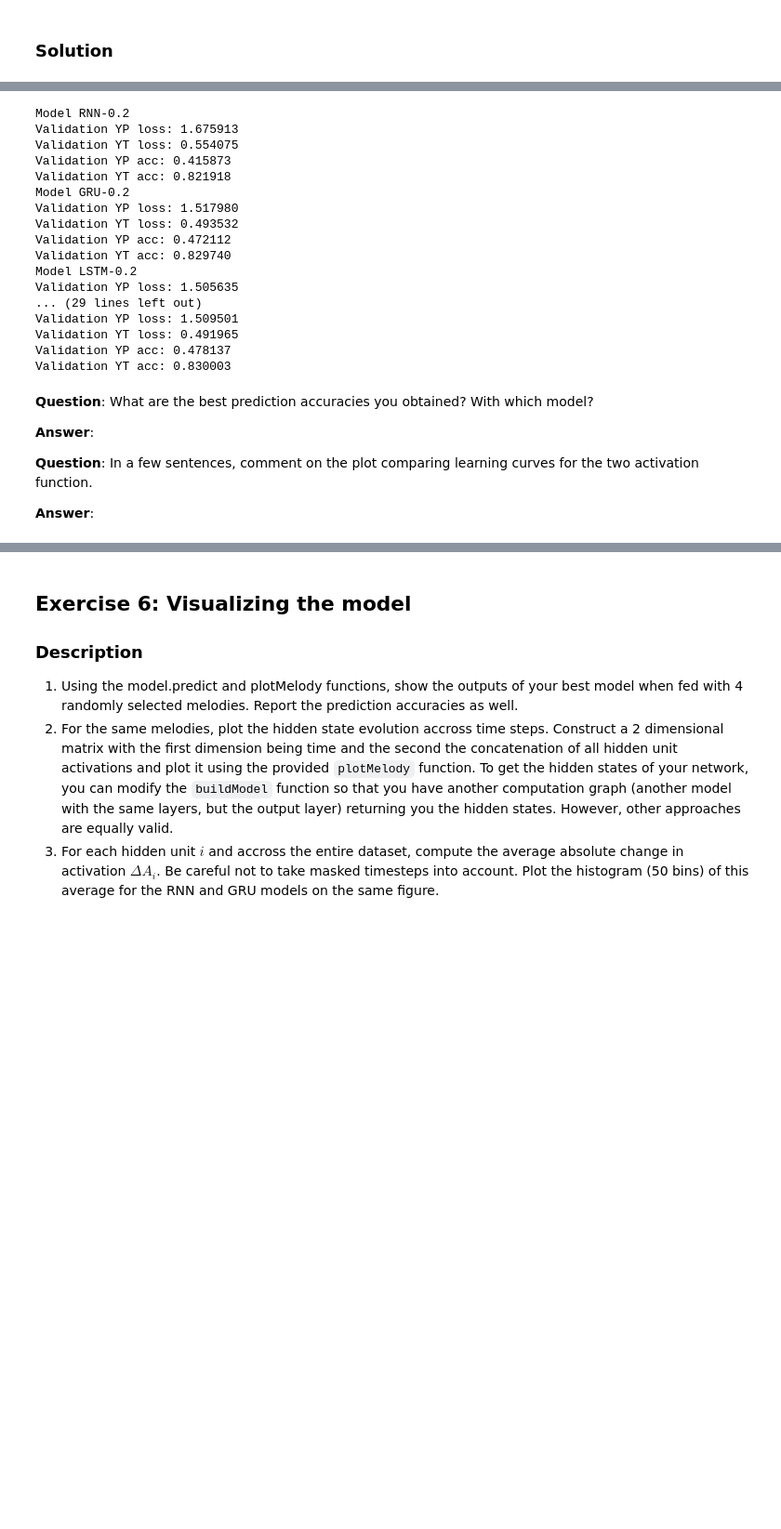
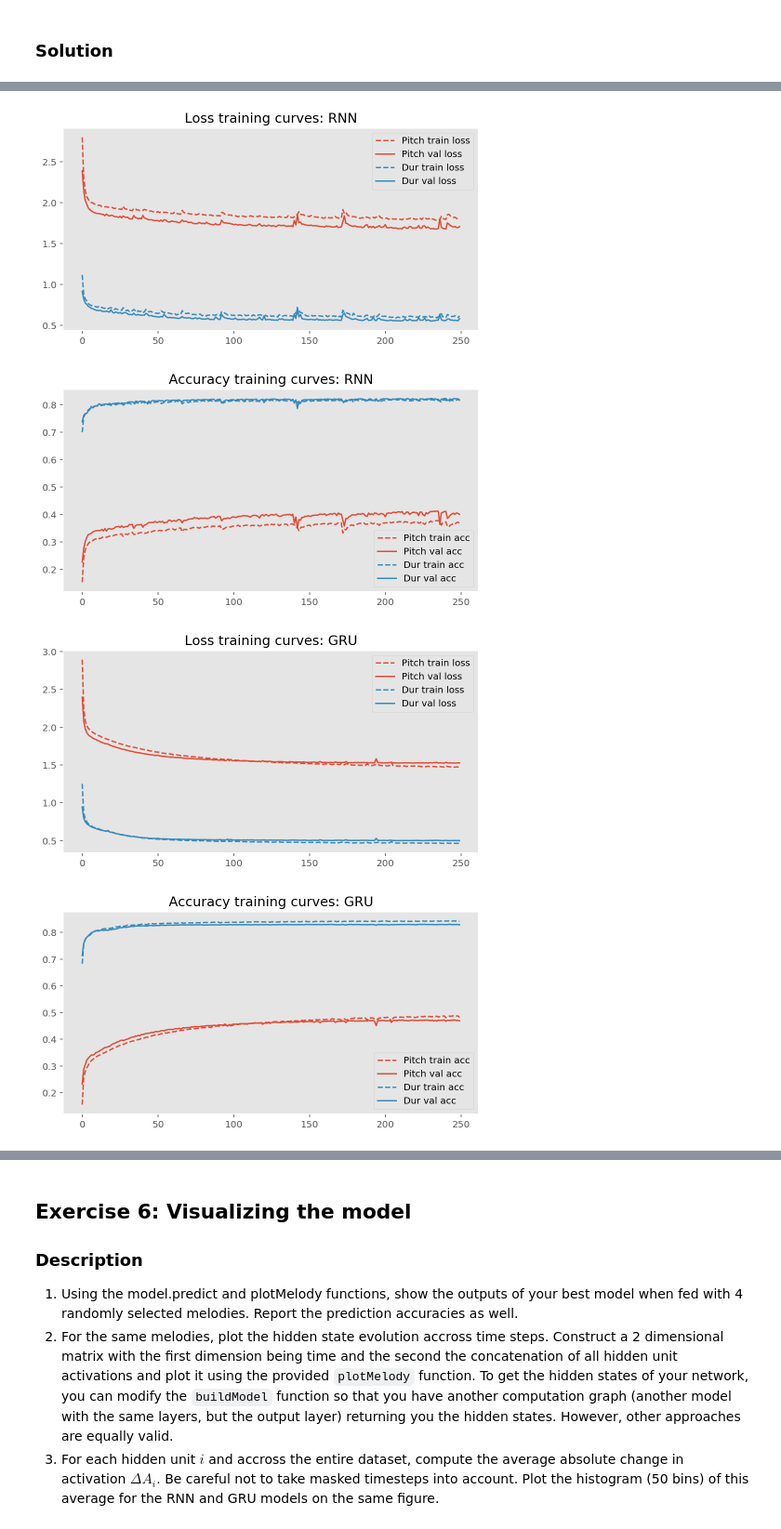
Before and after one commit to adrian-valente/ANN_project1, a Jupyter notebook: miniproject2.ipynb, the cells around one changed output, grey strips where cells are left out. Shown at 93% size. Saved outputs shown, nothing was run; the diff lists cells and outputs as text; code cells hidden in the pictures; blank space fills up the shorter version.

```diff
--- a/miniproject2.ipynb
+++ b/miniproject2.ipynb
@@ -125,11 +125,12 @@ def plotMelody(P, T, dictionaries, PrP=None, PrT=None, H=None):
         plt.show()
 
 
-def plotLearningCurves(History):
+def plotLearningCurves(History, model=""):
 
     log = History.history
 
     plt.figure(figsize=(8,4))
+    plt.title("Loss training curves: "+model)
     plt.plot(log['YP_loss'], '--', c=c[0], label='Pitch train loss')
     plt.plot(log['val_YP_loss'], c=c[0], label='Pitch val loss')
 
@@ -138,6 +139,7 @@ def plotLearningCurves(History):
     plt.legend(loc='best')
 
     plt.figure(figsize=(8,4))
+    plt.title("Accuracy training curves: "+model)
     plt.plot(log['YP_acc'], '--', c=c[0], label='Pitch train acc')
     plt.plot(log['val_YP_acc'], c=c[0], label='Pitch val acc')
 
@@ -774,3 +737,11 @@ LSTM-0.1
+# %%
+plotLearningCurves(histories['RNN-0.2'], model='RNN')
+plotLearningCurves(histories['GRU-0.2'], model='GRU')
+# %% [output]
+[figure, added]
+[figure, added]
+[figure, added]
+[figure, added]
 # %%
 def earlyStopping(history):
     hist = history.history
@@ -782,30 +752,0 @@ def earlyStopping(history):
-# %%
-for key in histories:
-    print("Model "+key)
-    earlyStopping(histories[key])
-# %% [output]
-Model RNN-0.2
-Validation YP loss: 1.675913
-Validation YT loss: 0.554075
-Validation YP acc: 0.415873
-Validation YT acc: 0.821918
-Model GRU-0.2
-Validation YP loss: 1.517980
-Validation YT loss: 0.493532
-Validation YP acc: 0.472112
-Validation YT acc: 0.829740
-Model LSTM-0.2
-Validation YP loss: 1.505635
-... (29 lines left out)
-Validation YP loss: 1.509501
-Validation YT loss: 0.491965
-Validation YP acc: 0.478137
-Validation YT acc: 0.830003
-# %% [markdown]
-**Question**: What are the best prediction accuracies you obtained? With which model?
-
-**Answer**:
-
-**Question**: In a few sentences, comment on the plot comparing learning curves for the two activation function.
-
-**Answer**:
```
Also changed, not shown: parts of 37 cells of this notebook.
